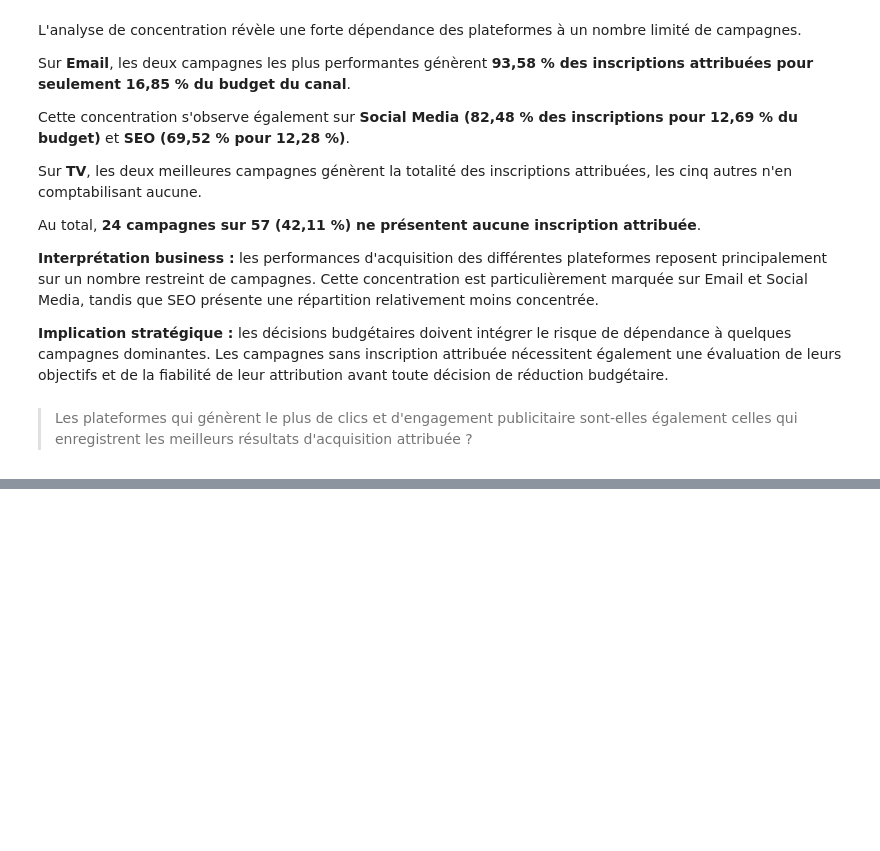
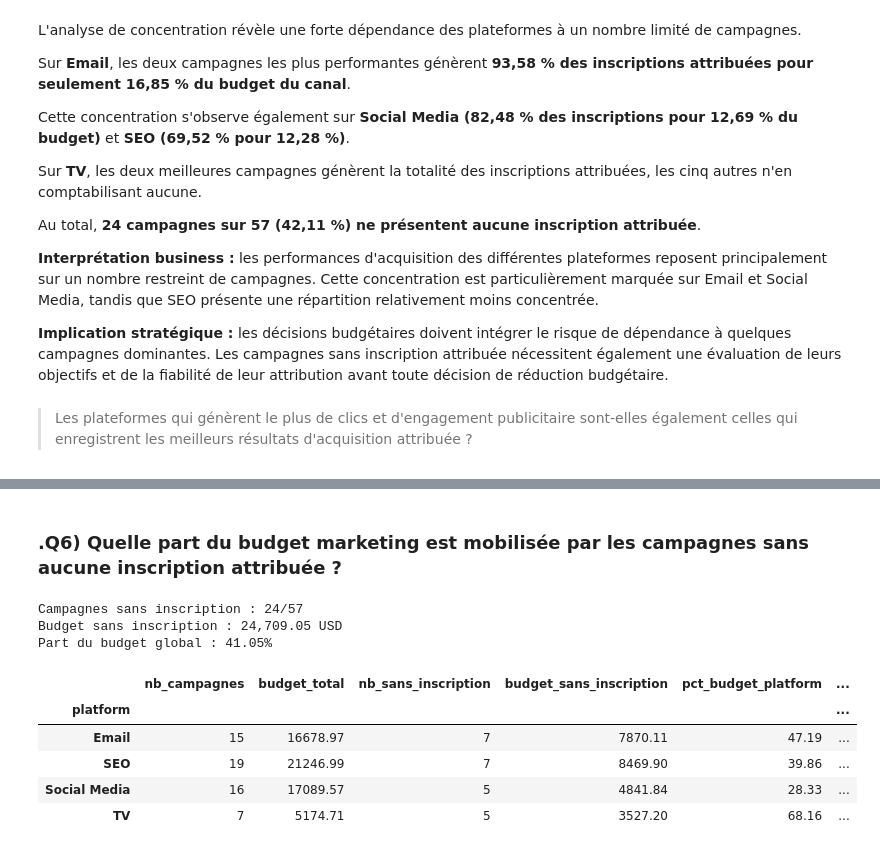
Before and after one commit to LIONPANJSHIR/Row-Health, a Jupyter notebook: Marketing_Channel_Performance.ipynb, the cells around one changed output, grey strips where cells are left out. Saved outputs shown, nothing was run; the diff lists cells and outputs as text; code cells hidden in the pictures; blank space fills up the shorter version.

```diff
--- a/Marketing_Channel_Performance.ipynb
+++ b/Marketing_Channel_Performance.ipynb
@@ -539,0 +543,70 @@ Social Media présente également le CPM le plus faible parmi les canaux analys
+# %% [markdown]
+### .Q6) Quelle part du budget marketing est mobilisée par les campagnes sans aucune inscription attribuée ?
+# %%
+
+# @title Q6 — Budget des campagnes sans inscription attribuée
+
+df = campaign_kpis.copy()
+zero_signup = df.query("inscriptions == 0").copy()
+
+# KPIs globaux
+budget_total = df["cost"].sum()
+budget_zero = zero_signup["cost"].sum()
+
+pct_budget_zero = budget_zero / budget_total * 100
+nb_zero = zero_signup["campaign_id"].nunique()
+
+print(f"Campagnes sans inscription : {nb_zero}/{df['campaign_id'].nunique()}")
+print(f"Budget sans inscription : {budget_zero:,.2f} USD")
+print(f"Part du budget global : {pct_budget_zero:.2f}%")
+
+# Performance par plateforme - toutes les campagnes
+platform_total = df.groupby("platform").agg(
+    nb_campagnes=("campaign_id", "nunique"),
+    budget_total=("cost", "sum")
+)
+
+# Dépenses sans inscription, par plateforme
+platform_zero = zero_signup.groupby("platform").agg(
+    nb_sans_inscription=("campaign_id", "nunique"),
+    budget_sans_inscription=("cost", "sum")
+)
+
+# Comparaison des périmètres
+budget_analysis = platform_total.join(
+    platform_zero,
+    how="left"
+).fillna(0)
+
+# % du budget de la plateforme sans inscription attribuée
+budget_analysis["pct_budget_platform"] = (
+    budget_analysis["budget_sans_inscription"]
+    / budget_analysis["budget_total"]
+    * 100
+)
+
+# Contribution au budget marketing global
+budget_analysis["pct_budget_global"] = (
+    budget_analysis["budget_sans_inscription"]
+    / budget_total
+    * 100
+)
+
+# % de campagnes sans inscription dans chaque plateforme
+budget_analysis["pct_campaigns_zero"] = (
+    budget_analysis["nb_sans_inscription"]
+    / budget_analysis["nb_campagnes"]
+    * 100
+)
+
+display(budget_analysis.round(2))
+# %% [output]
+Campagnes sans inscription : 24/57
+Budget sans inscription : 24,709.05 USD
+Part du budget global : 41.05%
+|  | nb_campagnes | budget_total | nb_sans_inscription | budget_sans_inscription | pct_budget_platform | ... |
+| platform |  |  |  |  |  | ... |
+| Email | 15 | 16678.97 | 7 | 7870.11 | 47.19 | ... |
+| SEO | 19 | 21246.99 | 7 | 8469.90 | 39.86 | ... |
+| Social Media | 16 | 17089.57 | 5 | 4841.84 | 28.33 | ... |
+| TV | 7 | 5174.71 | 5 | 3527.20 | 68.16 | ... |
```
Also changed, not shown: parts of 10 cells of this notebook.
